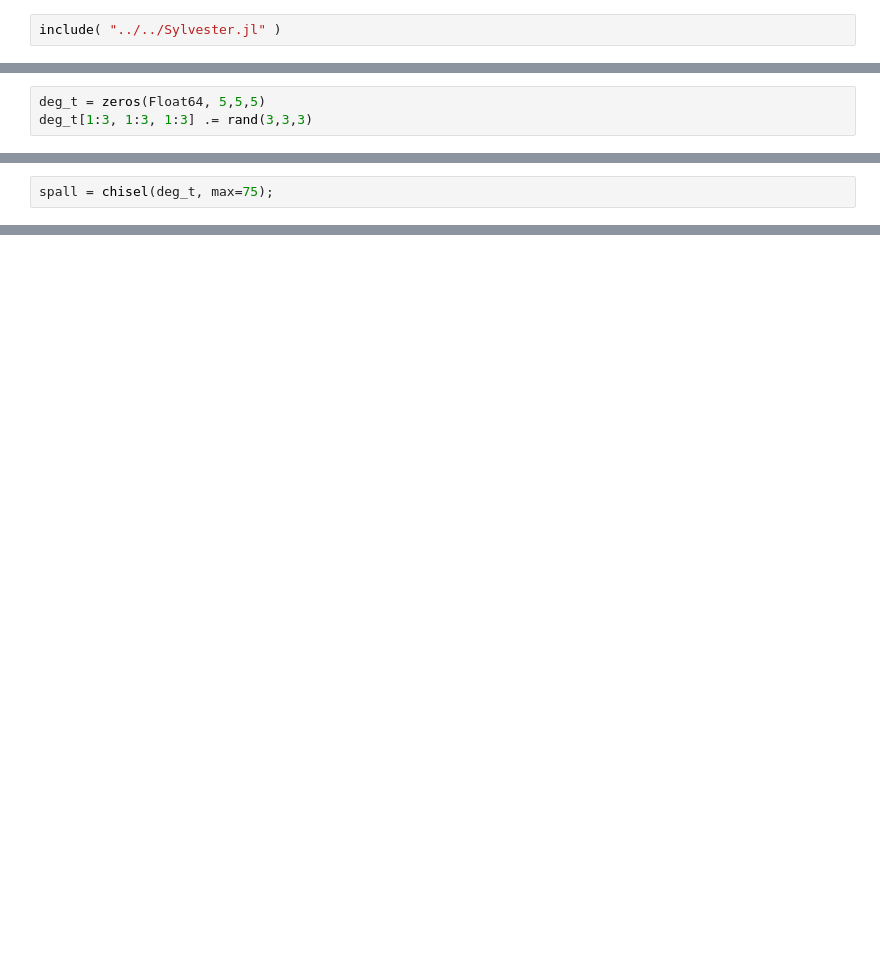
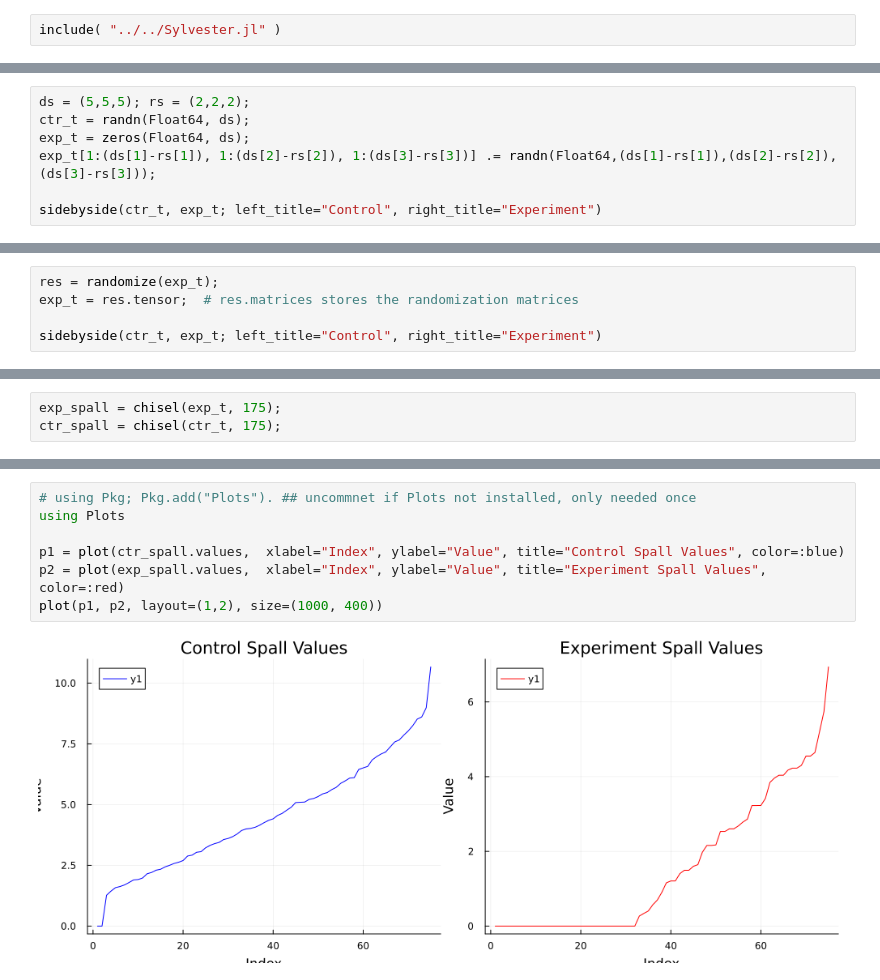
Before and after one commit to thetensor-space/OpenDleto, a Jupyter notebook: labs/clusters/Chiseling101.ipynb, the cells around one changed output, grey strips where cells are left out. Saved outputs shown, nothing was run; the diff lists cells and outputs as text; blank space fills up the shorter version.

```diff
--- a/labs/clusters/Chiseling101.ipynb
+++ b/labs/clusters/Chiseling101.ipynb
@@ -9,4 +21,8 @@ Next we will make a small tensor with a know structure that will allow us to exp
 # %%
-deg_t = zeros(Float64, 5,5,5)
-deg_t[1:3, 1:3, 1:3] .= rand(3,3,3)
+ds = (5,5,5); rs = (2,2,2);
+ctr_t = randn(Float64, ds);
+exp_t = zeros(Float64, ds);
+exp_t[1:(ds[1]-rs[1]), 1:(ds[2]-rs[2]), 1:(ds[3]-rs[3])] .= randn(Float64,(ds[1]-rs[1]),(ds[2]-rs[2]),(ds[3]-rs[3]));
+
+sidebyside(ctr_t, exp_t; left_title="Control", right_title="Experiment")
 # %% [output]
@@ -27,0 +37,5 @@ deg_t[1:3, 1:3, 1:3] .= rand(3,3,3)
+# %%
+res = randomize(exp_t);
+exp_t = res.tensor;  # res.matrices stores the randomization matrices
+
+sidebyside(ctr_t, exp_t; left_title="Control", right_title="Experiment")
@@ -38,2 +59,3 @@ You see the default setting used only 10 of the available 75 values.  The value
 # %%
-spall = chisel(deg_t, max=75);
+exp_spall = chisel(exp_t, 175);
+ctr_spall = chisel(ctr_t, 175);
@@ -58,0 +74,9 @@ plot(spall.values, marker=:circle, legend=false, xlabel="Index", ylabel="Value",
+# %%
+# using Pkg; Pkg.add("Plots"). ## uncommnet if Plots not installed, only needed once
+using Plots
+
+p1 = plot(ctr_spall.values,  xlabel="Index", ylabel="Value", title="Control Spall Values", color=:blue)
+p2 = plot(exp_spall.values,  xlabel="Index", ylabel="Value", title="Experiment Spall Values", color=:red)
+plot(p1, p2, layout=(1,2), size=(1000, 400))
+# %% [output]
+[figure, added]
```
Also changed, not shown: parts of 17 cells of this notebook, 15 other files.
